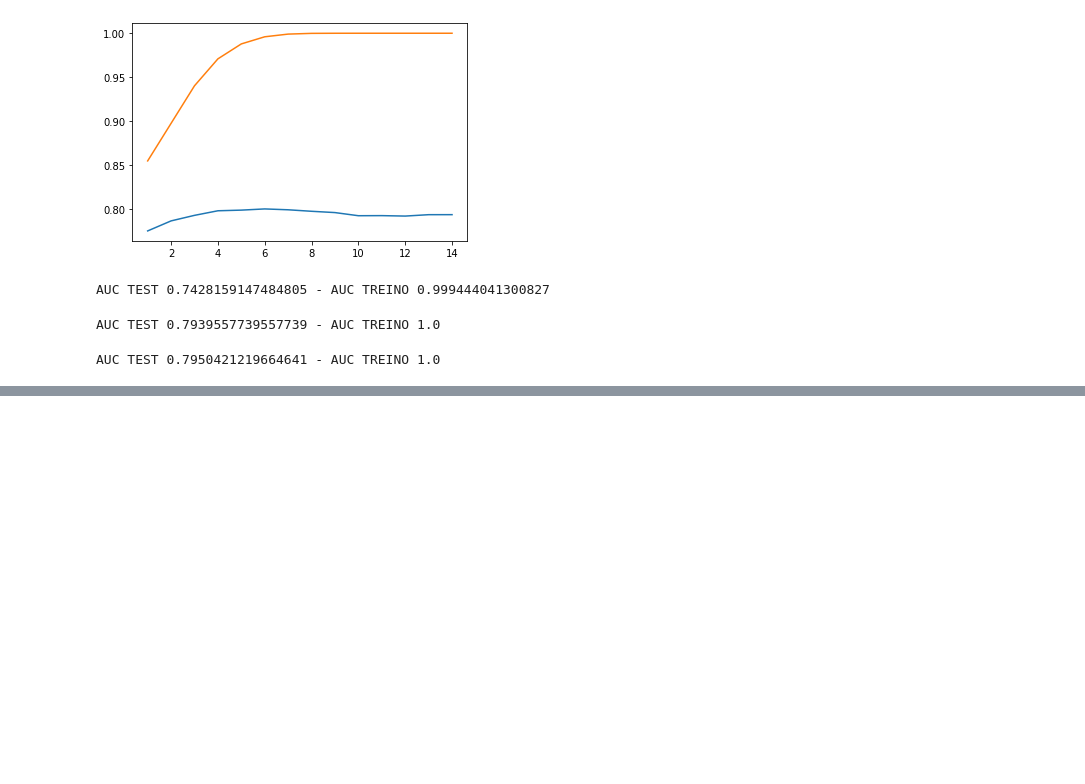
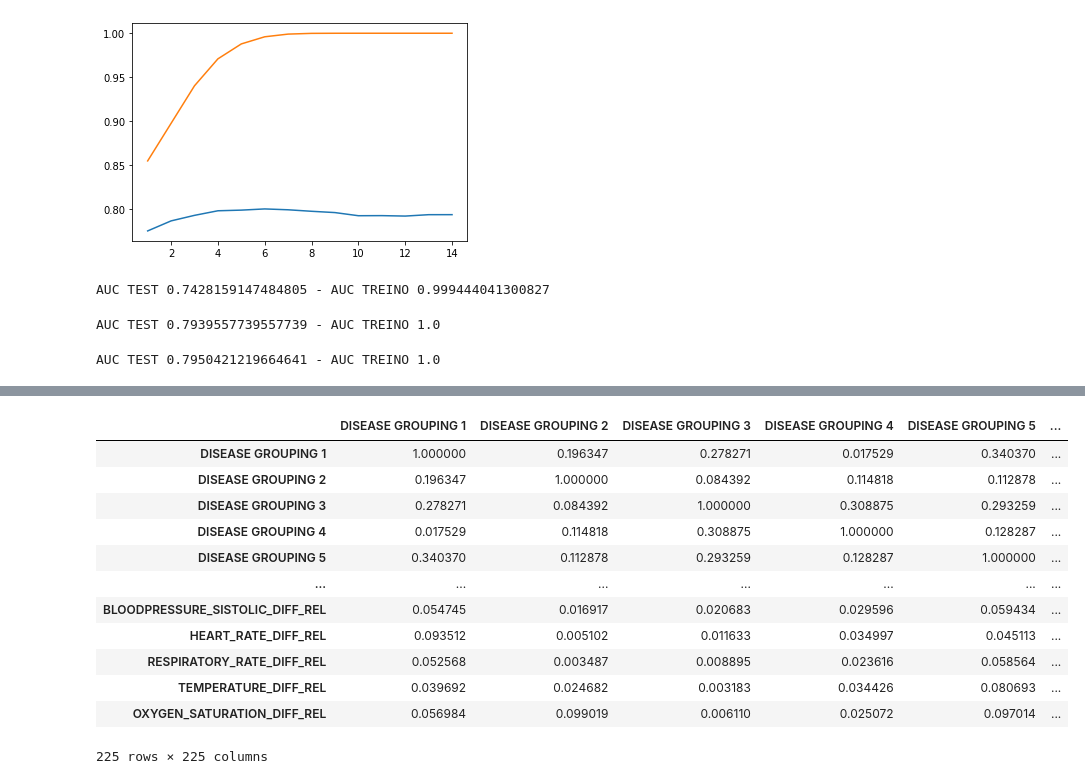
Before and after one commit to GuilhermeRuy97/BootcampDataScience, a Jupyter notebook: machine_learning_pt2.ipynb, the cells around one changed output, grey strips where cells are left out. Saved outputs shown, nothing was run; the diff lists cells and outputs as text; code cells hidden in the pictures; blank space fills up the shorter version.

```diff
--- a/machine_learning_pt2.ipynb
+++ b/machine_learning_pt2.ipynb
@@ -447,0 +507,16 @@ AUC TEST 0.7950421219664641 - AUC TREINO 1.0
+# %%
+matrix_corr
+# %% [output]
+|  | DISEASE GROUPING 1 | DISEASE GROUPING 2 | DISEASE GROUPING 3 | DISEASE GROUPING 4 | DISEASE GROUPING 5 | ... |
+| DISEASE GROUPING 1 | 1.000000 | 0.196347 | 0.278271 | 0.017529 | 0.340370 | ... |
+| DISEASE GROUPING 2 | 0.196347 | 1.000000 | 0.084392 | 0.114818 | 0.112878 | ... |
+| DISEASE GROUPING 3 | 0.278271 | 0.084392 | 1.000000 | 0.308875 | 0.293259 | ... |
+| DISEASE GROUPING 4 | 0.017529 | 0.114818 | 0.308875 | 1.000000 | 0.128287 | ... |
+| DISEASE GROUPING 5 | 0.340370 | 0.112878 | 0.293259 | 0.128287 | 1.000000 | ... |
+| ... | ... | ... | ... | ... | ... | ... |
+| BLOODPRESSURE_SISTOLIC_DIFF_REL | 0.054745 | 0.016917 | 0.020683 | 0.029596 | 0.059434 | ... |
+| HEART_RATE_DIFF_REL | 0.093512 | 0.005102 | 0.011633 | 0.034997 | 0.045113 | ... |
+| RESPIRATORY_RATE_DIFF_REL | 0.052568 | 0.003487 | 0.008895 | 0.023616 | 0.058564 | ... |
+| TEMPERATURE_DIFF_REL | 0.039692 | 0.024682 | 0.003183 | 0.034426 | 0.080693 | ... |
+| OXYGEN_SATURATION_DIFF_REL | 0.056984 | 0.099019 | 0.006110 | 0.025072 | 0.097014 | ... |
+225 rows × 225 columns
```
Also changed, not shown: parts of 16 cells of this notebook.
